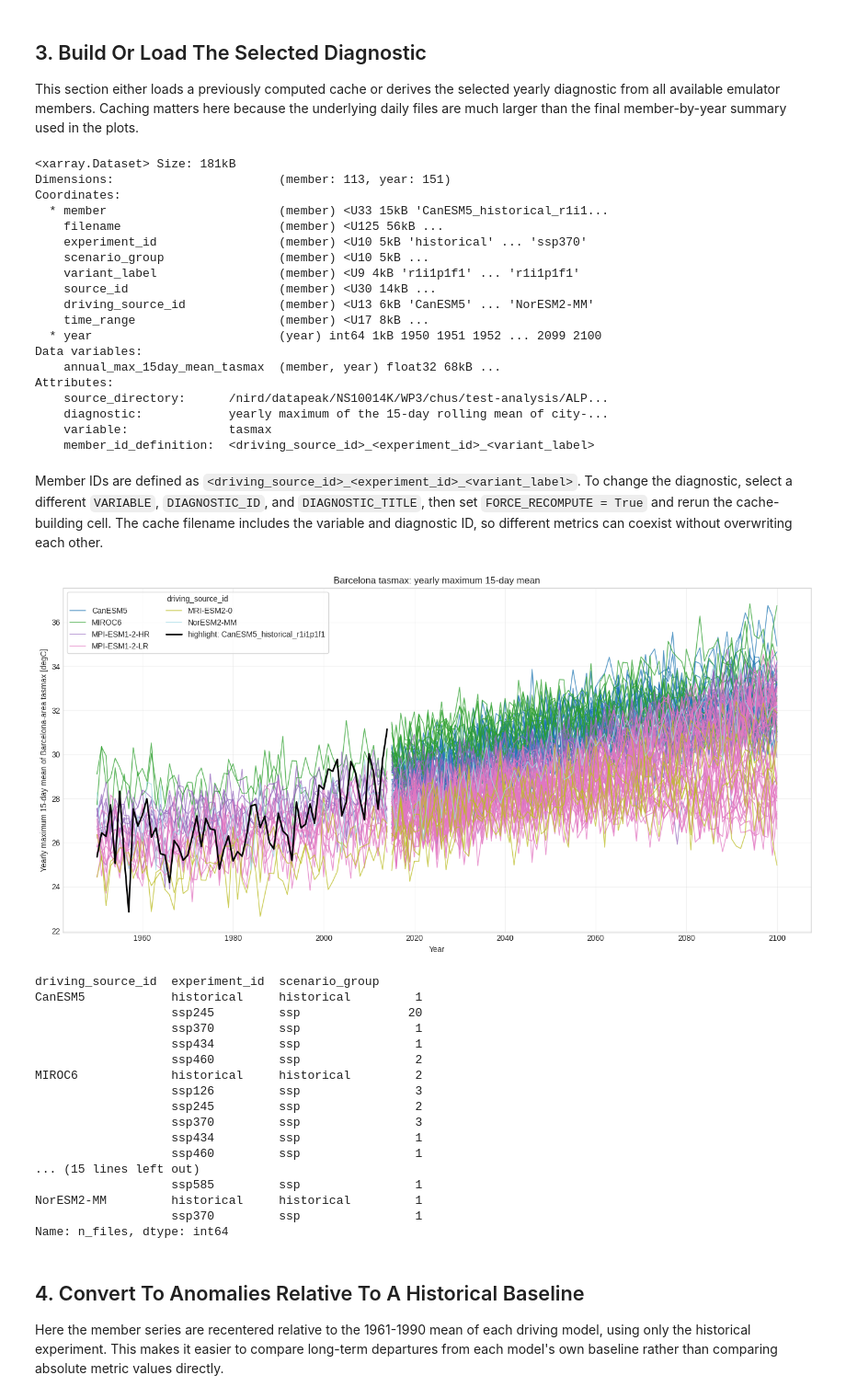
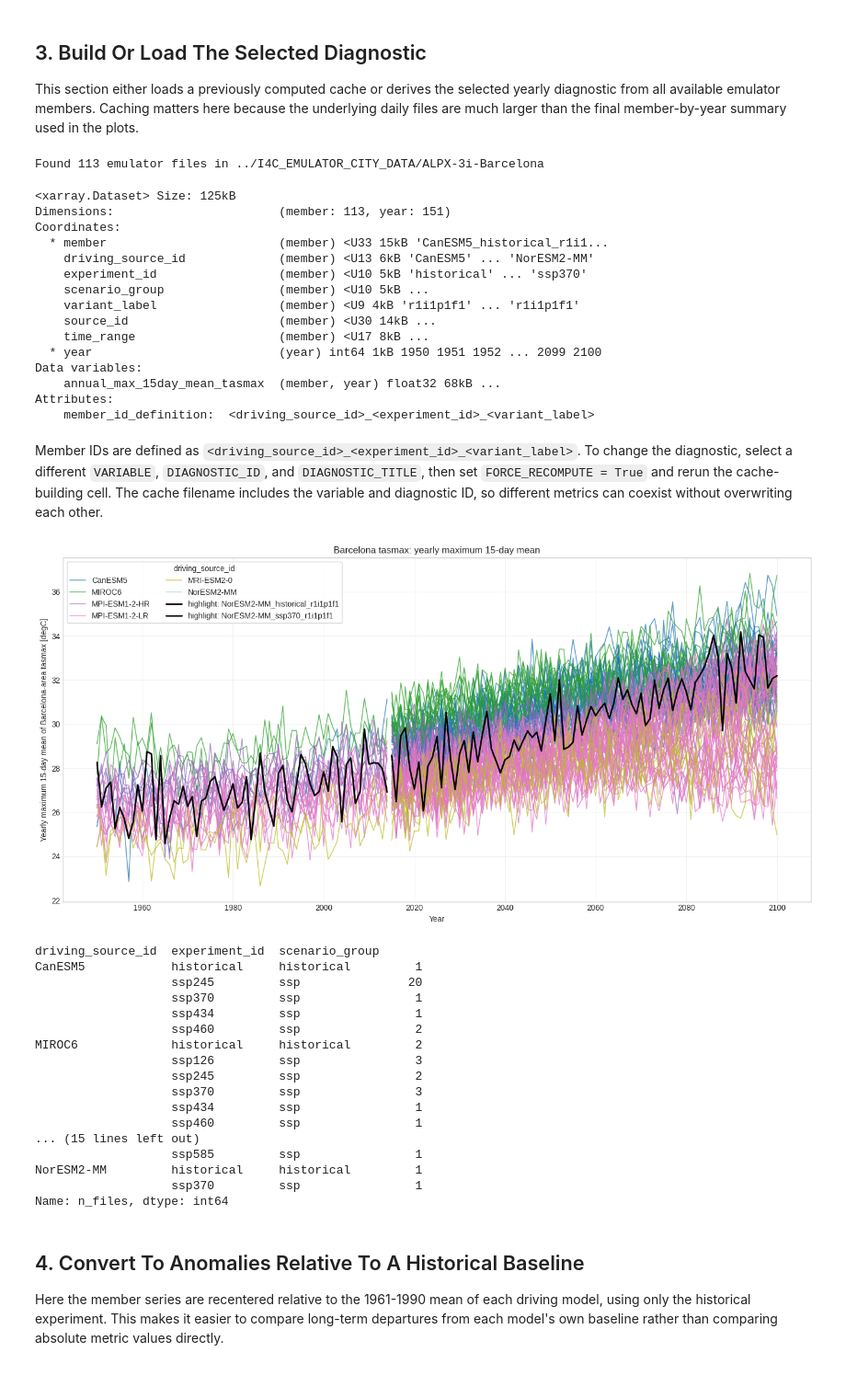
Before and after one commit to jesusff/T33-Emulator-hub, a Jupyter notebook: notebooks/city_level_emulator_analysis_blending.ipynb, the cells around one changed output. Shown at 92% size. Cells and saved outputs as stored; diff of their text form; code cells hidden in the pictures.

```diff
--- a/notebooks/city_level_emulator_analysis_blending.ipynb
+++ b/notebooks/city_level_emulator_analysis_blending.ipynb
@@ -36,9 +36,13 @@ ROLLING_WINDOW_DAYS = 15
 WINTER_MONTHS = (12, 1, 2)
 OPEN_CHUNKS = "auto"
 FORCE_RECOMPUTE = False
-HIGHLIGHT_MEMBER = "CanESM5_historical_r1i1p1f1"
+HIGHLIGHT_MEMBERS = [
+    "NorESM2-MM_historical_r1i1p1f1",
+    "NorESM2-MM_ssp370_r1i1p1f1",
+]
 EOBS_URL = "https://knmi-ecad-assets-prd.s3.amazonaws.com/ensembles/data/Grid_0.1deg_reg_ensemble/tx_ens_mean_0.1deg_reg_v33.0e.nc"
-REFERENCE_PERIOD = slice(1961, 1990)
+REFERENCE_PERIOD = slice(1995, 2014)
+CACHE_BASE_DIR = Path("../CACHE")
 
 # Alternative metric example, not active in this run:
 # VARIABLE = "pr"
@@ -55,12 +59,11 @@ def build_city_domain(city):
 
 
 def build_metric_cache_path(city, variable=VARIABLE, diagnostic_id=DIAGNOSTIC_ID):
-    return Path(f"{build_city_domain(city)}_{variable}_{diagnostic_id}.nc")
+    return CACHE_BASE_DIR / f"{build_city_domain(city)}_{variable}_{diagnostic_id}.nc"
 
 
 def build_eobs_metric_cache_path(city, variable=VARIABLE, diagnostic_id=DIAGNOSTIC_ID):
-    city_slug = city.lower().replace(" ", "_")
-    return Path(f"{city_slug}_eobs_{variable}_{diagnostic_id}.nc")
+    return CACHE_BASE_DIR / f"{city}_eobs_{variable}_{diagnostic_id}.nc"
 
 
 def diagnostic_label(city, diagnostic_title=DIAGNOSTIC_TITLE, variable=VARIABLE):
@@ -71,8 +74,9 @@ CITY_PREFIX = build_city_domain(CITY)
 DATA_DIR = Path("../I4C_EMULATOR_CITY_DATA") / CITY_PREFIX
 CPRCM_DATA_DIR = Path("../I4C_CPRCM_CITY_DATA") / CITY_PREFIX
 CACHE_PATH = build_metric_cache_path(CITY)
-EOBS_CACHE_PATH = Path("tx_ens_mean_0.1deg_reg_v33.0e.nc")
+EOBS_CACHE_PATH = CACHE_BASE_DIR / "tx_ens_mean_0.1deg_reg_v33.0e.nc"
 EOBS_METRIC_CACHE_PATH = build_eobs_metric_cache_path(CITY)
+CPRCM_CACHE_PATH = CACHE_BASE_DIR / f"{CITY_PREFIX}_CPRCM_{VARIABLE}_{DIAGNOSTIC_ID}.nc"
 EOBS_LOCATION_NAME = CITY
 
 print(f"City: {CITY}")
@@ -82,7 +86,7 @@ print(f"Variable: {VARIABLE}")
 print(f"Diagnostic: {DIAGNOSTIC_TITLE} ({DIAGNOSTIC_ID})")
 print(f"Cache file: {CACHE_PATH}")
 print(f"Input directory exists: {DATA_DIR.exists()}")
-print(f"Highlighted member: {HIGHLIGHT_MEMBER}")
+print(f"Highlighted members: {HIGHLIGHT_MEMBERS}")
 print(f"E-OBS target: {EOBS_LOCATION_NAME} ({EOBS_TARGET_LAT}, {EOBS_TARGET_LON})")
 print(f"E-OBS cache file: {EOBS_CACHE_PATH}")
 print(f"E-OBS metric cache file: {EOBS_METRIC_CACHE_PATH}")
@@ -501,6 +646,9 @@ def select_ranked_members(ranking_members, available_members, highlight_count):
 
 This section either loads a previously computed cache or derives the selected yearly diagnostic from all available emulator members. Caching matters here because the underlying daily files are much larger than the final member-by-year summary used in the plots.
 # %%
+files = list_input_files(DATA_DIR)
+print(f"Found {len(files)} emulator files in {DATA_DIR}")
+
 metric_cache = load_or_build_dataset(
     CACHE_PATH,
     lambda: build_metric_cache(files),
@@ -510,57 +658,54 @@ metric_cache = load_or_build_dataset(
 
 metric_cache
 # %% [output]
-<xarray.Dataset> Size: 181kB
-Dimensions:                       (member: 113, year: 151)
-Coordinates:
-  * member                        (member) <U33 15kB 'CanESM5_historical_r1i1...
-    filename                      (member) <U125 56kB ...
-    experiment_id                 (member) <U10 5kB 'historical' ... 'ssp370'
-    scenario_group                (member) <U10 5kB ...
-    variant_label                 (member) <U9 4kB 'r1i1p1f1' ... 'r1i1p1f1'
-    source_id                     (member) <U30 14kB ...
-    driving_source_id             (member) <U13 6kB 'CanESM5' ... 'NorESM2-MM'
-    time_range                    (member) <U17 8kB ...
-  * year                          (year) int64 1kB 1950 1951 1952 ... 2099 2100
-Data variables:
-    annual_max_15day_mean_tasmax  (member, year) float32 68kB ...
-Attributes:
-    source_directory:      /nird/datapeak/NS10014K/WP3/chus/test-analysis/ALP...
-    diagnostic:            yearly maximum of the 15-day rolling mean of city-...
-    variable:              tasmax
-    member_id_definition:  <driving_source_id>_<experiment_id>_<variant_label>
+Found 113 emulator files in ../I4C_EMULATOR_CITY_DATA/ALPX-3i-Barcelona
+<xarray.Dataset> Size: 125kB
+Dimensions:                       (member: 113, year: 151)
+Coordinates:
+  * member                        (member) <U33 15kB 'CanESM5_historical_r1i1...
+    driving_source_id             (member) <U13 6kB 'CanESM5' ... 'NorESM2-MM'
+    experiment_id                 (member) <U10 5kB 'historical' ... 'ssp370'
+    scenario_group                (member) <U10 5kB ...
+    variant_label                 (member) <U9 4kB 'r1i1p1f1' ... 'r1i1p1f1'
+    source_id                     (member) <U30 14kB ...
+    time_range                    (member) <U17 8kB ...
+  * year                          (year) int64 1kB 1950 1951 1952 ... 2099 2100
+Data variables:
+    annual_max_15day_mean_tasmax  (member, year) float32 68kB ...
+Attributes:
+    member_id_definition:  <driving_source_id>_<experiment_id>_<variant_label>
 # %% [markdown]
 Member IDs are defined as `<driving_source_id>_<experiment_id>_<variant_label>`. To change the diagnostic, select a different `VARIABLE`, `DIAGNOSTIC_ID`, and `DIAGNOSTIC_TITLE`, then set `FORCE_RECOMPUTE = True` and rerun the cache-building cell. The cache filename includes the variable and diagnostic ID, so different metrics can coexist without overwriting each other.
 # %%
 metric_name = next(iter(metric_cache.data_vars))
 summary = pd.DataFrame(
     {
         "member": metric_cache.member.values,
         "driving_source_id": metric_cache.driving_source_id.values,
         "experiment_id": metric_cache.experiment_id.values,
         "scenario_group": metric_cache.scenario_group.values,
         "variant_label": metric_cache.variant_label.values,
         "source_id": metric_cache.source_id.values,
         "time_range": metric_cache.time_range.values,
     }
 )
 
 metric = metric_cache[metric_name]
-colors = build_driving_source_colors(metric)
+driving_source_colors = build_driving_source_colors(metric)
 
 fig, ax = plt.subplots(figsize=(14, 7))
-plot_member_ensemble(ax, metric, colors=colors)
-plot_highlight_member(ax, metric, HIGHLIGHT_MEMBER)
+plot_member_ensemble(ax, metric, colors=driving_source_colors)
+plot_highlight_member(ax, metric, HIGHLIGHT_MEMBERS)
 format_time_series_axes(
     ax,
     diagnostic_label(CITY),
     f"{metric.attrs.get('long_name', metric_name)} [{metric.attrs.get('units', '')}]"
 )
 plt.show()
 
 summary.groupby(["driving_source_id", "experiment_id", "scenario_group"]).size().rename("n_files")
 # %% [output]
-[figure, old version]
+[figure, new version]
 driving_source_id  experiment_id  scenario_group
 CanESM5            historical     historical         1
                    ssp245         ssp               20
```
Also changed, not shown: parts of 7 cells of this notebook, 1 other file.
